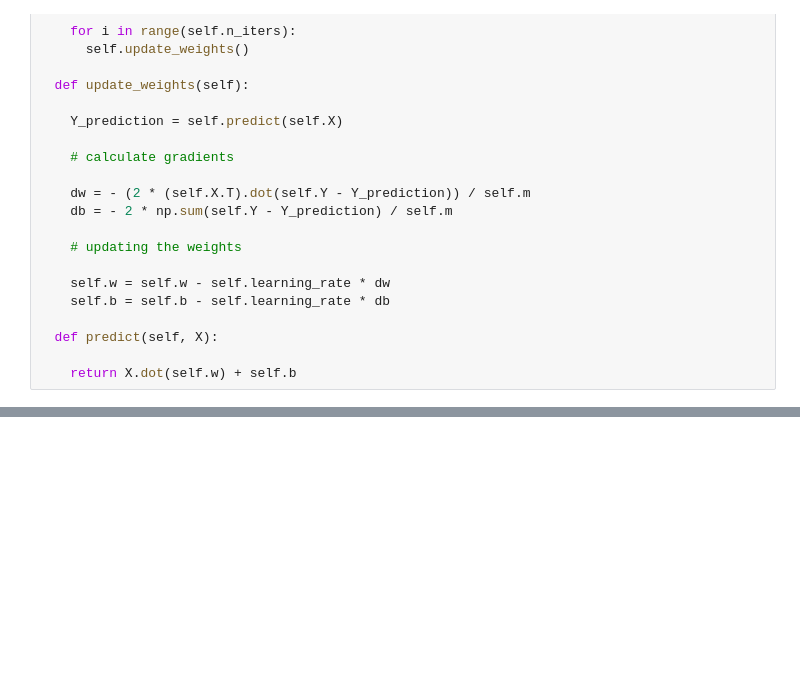
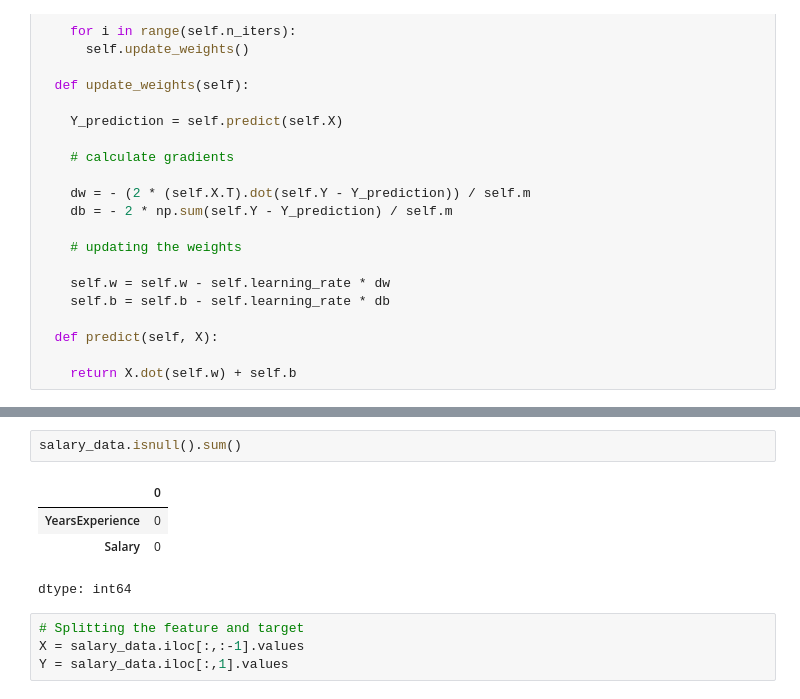
Before and after one commit to sandeeproyy/ML-Notes, a Jupyter notebook: LR_from_scratch.ipynb, the cells around one changed output, grey strips where cells are left out. Drawn from its saved outputs; the diff is of its cells as text; blank space fills up the shorter version.

```diff
--- a/LR_from_scratch.ipynb
+++ b/LR_from_scratch.ipynb
@@ -47,0 +78,11 @@ class Linear_Regression( ):
+# %%
+salary_data.isnull().sum()
+# %% [output]
+|  | 0 |
+| YearsExperience | 0 |
+| Salary | 0 |
+dtype: int64
+# %%
+# Splitting the feature and target
+X = salary_data.iloc[:,:-1].values
+Y = salary_data.iloc[:,1].values
```
Also changed, not shown: parts of 18 cells of this notebook.
